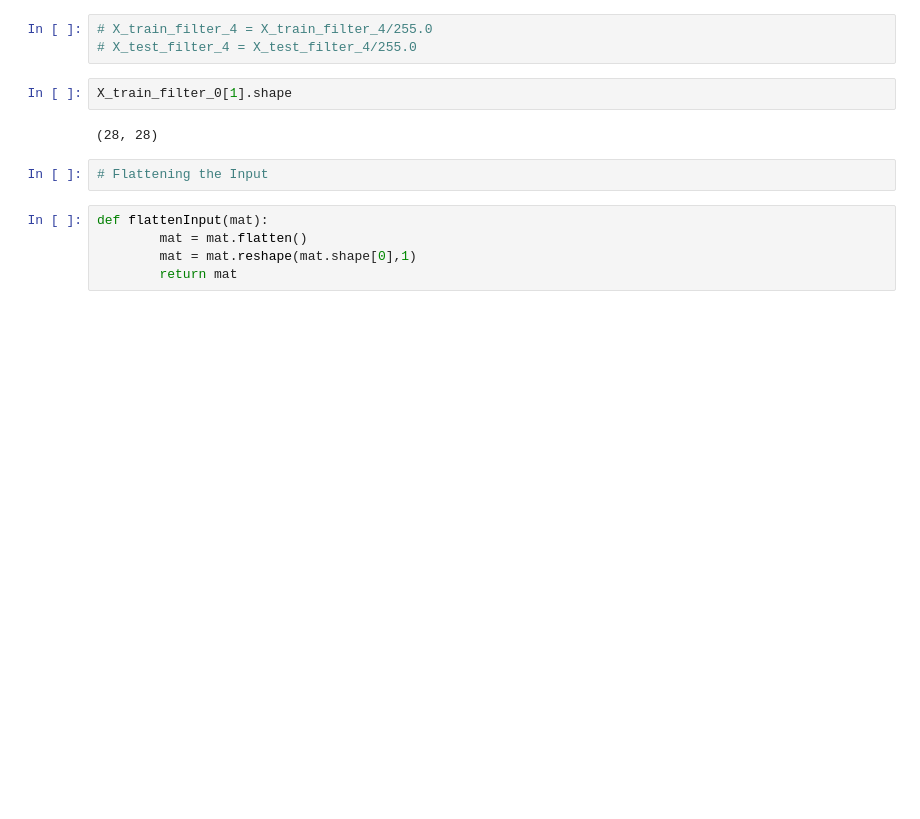
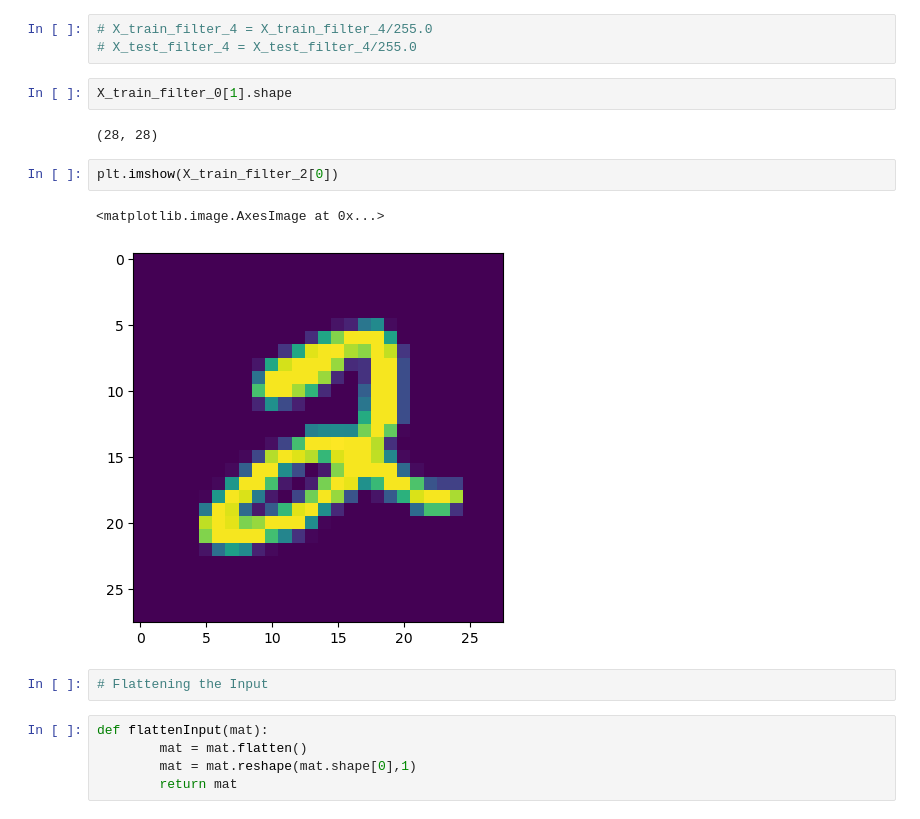
Before and after one commit to prayaspatnaik21/NNForCircuits, a Jupyter notebook: VerifyWeights.ipynb, the cells around one changed output. Saved outputs shown, nothing was run; the diff lists cells and outputs as text; blank space fills up the shorter version.

```diff
--- a/VerifyWeights.ipynb
+++ b/VerifyWeights.ipynb
@@ -153,6 +182,11 @@ X_test_filter_1 = X_test_filter_1/255.0
 X_train_filter_0[1].shape
 # %% [output]
 (28, 28)
+# %%
+plt.imshow(X_train_filter_2[0])
+# %% [output]
+<matplotlib.image.AxesImage at 0x...>
+[figure, added]
 # %%
 # Flattening the Input
 # %%
```
Also changed, not shown: parts of 3 cells of this notebook.
